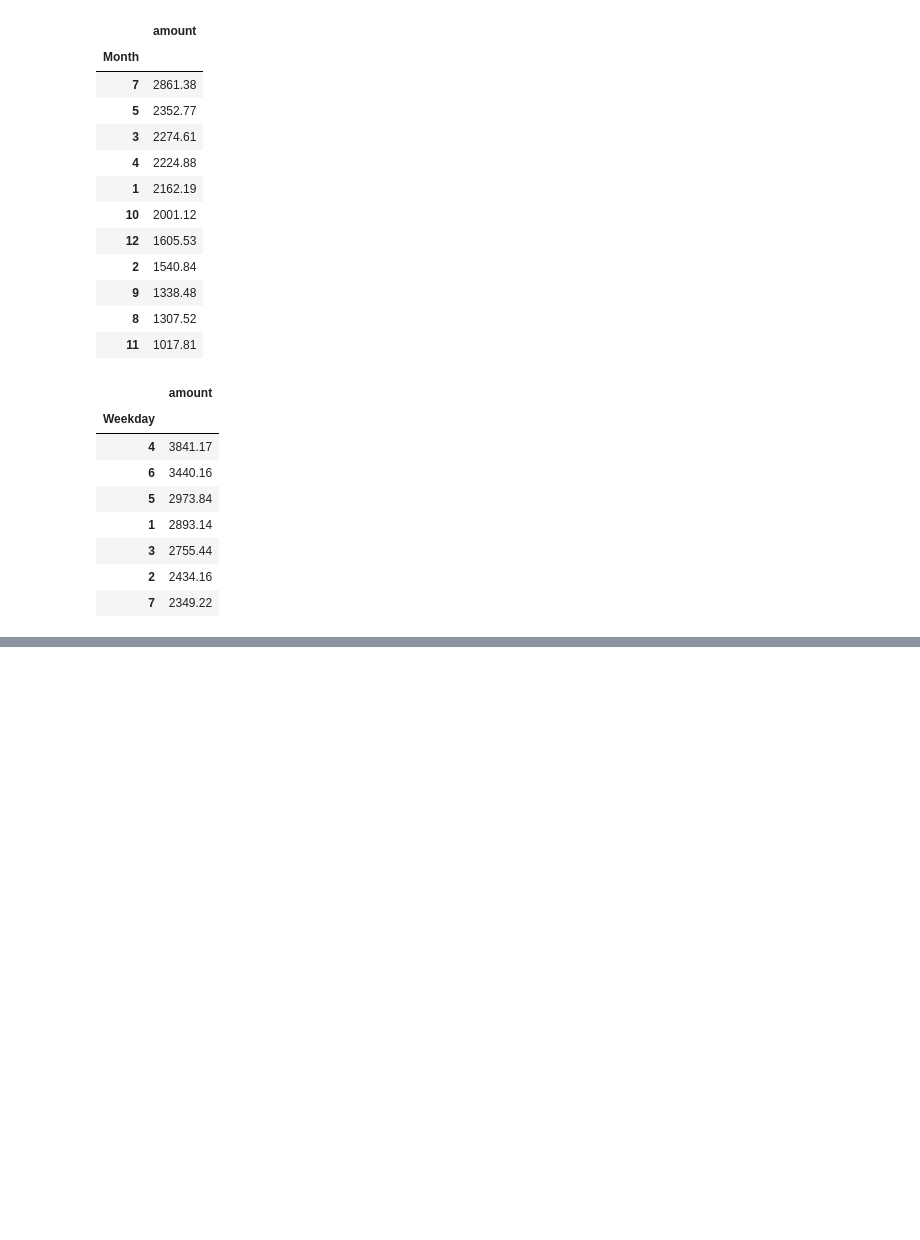
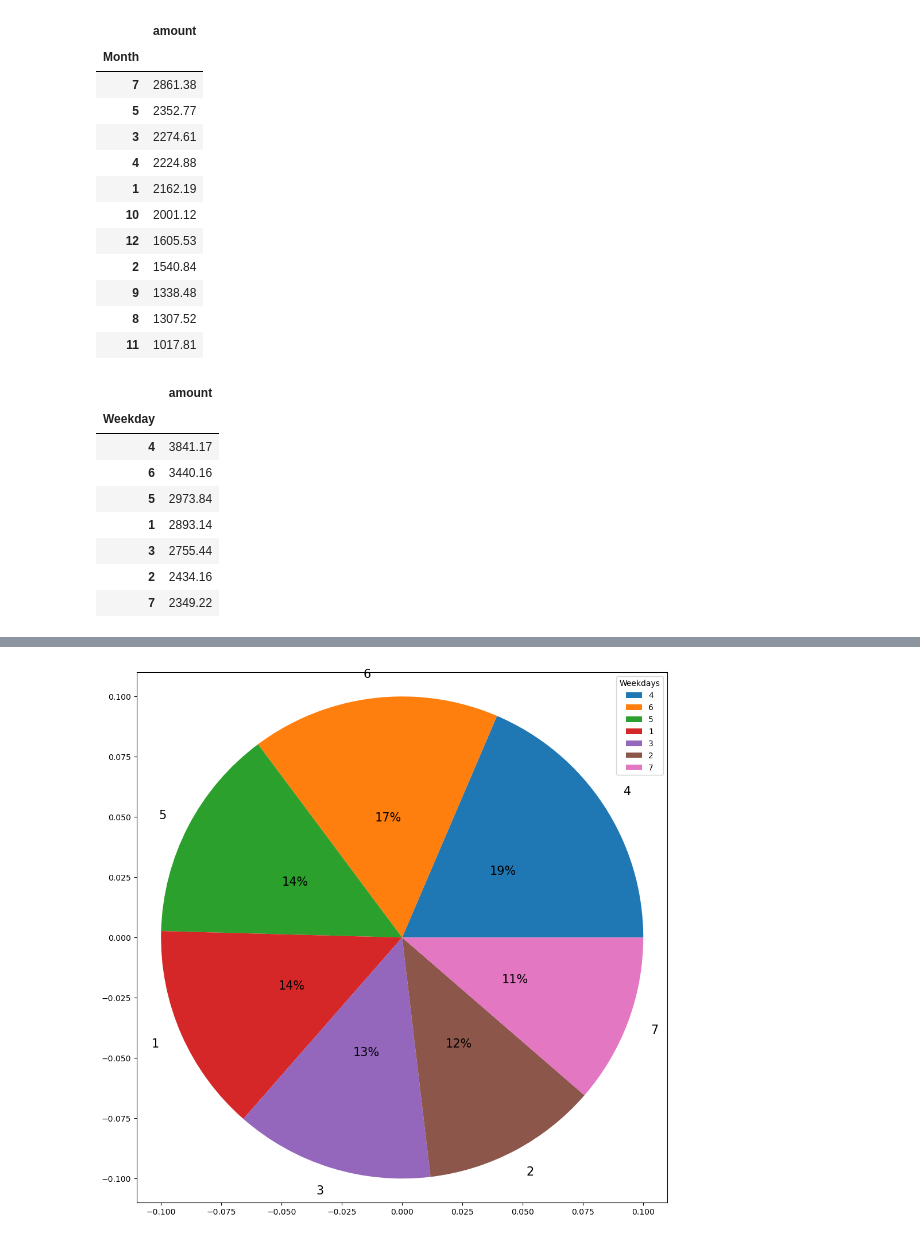
Before and after one commit to Ismat-Samadov/Budget_Prediction, a Jupyter notebook: Budget.ipynb, the cells around one changed output, grey strips where cells are left out. Drawn from its saved outputs; the diff is of its cells as text; code cells hidden in the pictures; blank space fills up the shorter version.

```diff
--- a/Budget.ipynb
+++ b/Budget.ipynb
@@ -129 +188,11 @@ pd.DataFrame(data.groupby(['Weekday'])['amount'].sum()).sort_values(['amount'],a
+# %%
+df_weekday=pd.DataFrame(data.groupby(['Weekday'])['amount'].sum()).sort_values(['amount'],ascending=False)  ## sum
+plt.figure(figsize=(19,12))
+
+plt.pie(df_weekday.amount,labels=df_weekday.index,shadow=False,frame=True,radius=.1, pctdistance = 0.5, autopct = "%0.0f%%",textprops={"fontsize":15} )
+
+plt.legend(title = "Weekdays", loc="upper right")
+plt.show()
+# %% [output]
+[figure, added]
 # %%
```
Also changed, not shown: parts of 35 cells of this notebook, 1 other file.
